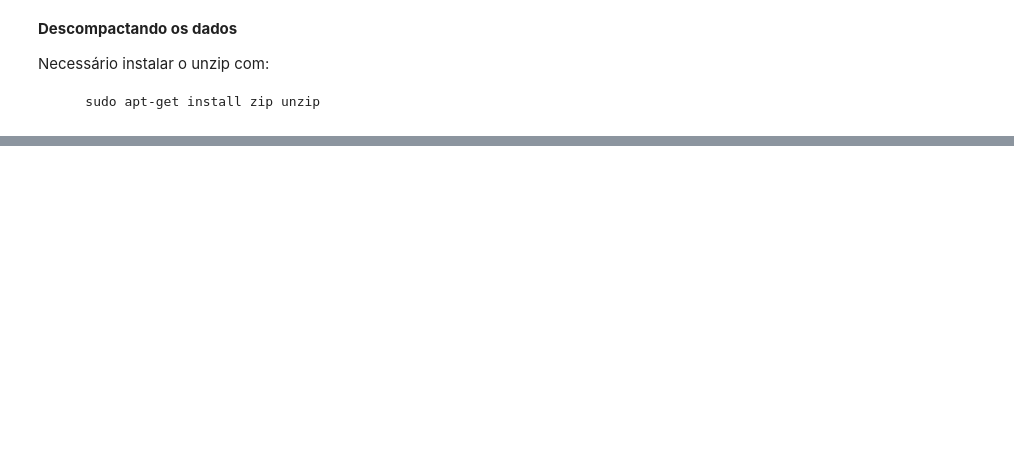
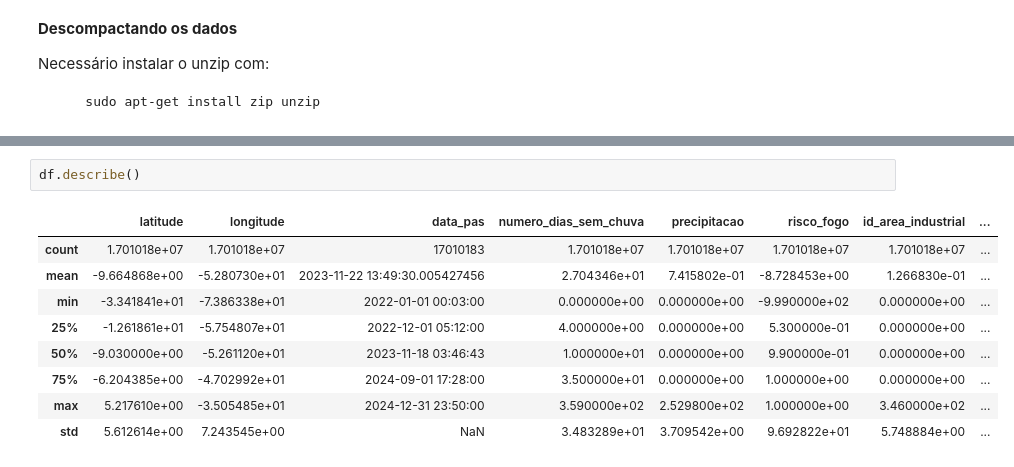
Before and after one commit to DiogoBotton/FIAP_GS_Forest_Fires, a Jupyter notebook: src/WildFire_TimeSeries/time_series.ipynb, the cells around one changed output, grey strips where cells are left out. Cells and saved outputs as stored; diff of their text form; blank space fills up the shorter version.

```diff
--- a/src/WildFire_TimeSeries/time_series.ipynb
+++ b/src/WildFire_TimeSeries/time_series.ipynb
@@ -57,3 +86,15 @@ df.head()
+# %%
+df.describe()
+# %% [output]
+|  | latitude | longitude | data_pas | numero_dias_sem_chuva | precipitacao | risco_fogo | id_area_industrial | ... |
+| count | 1.701018e+07 | 1.701018e+07 | 17010183 | 1.701018e+07 | 1.701018e+07 | 1.701018e+07 | 1.701018e+07 | ... |
+| mean | -9.664868e+00 | -5.280730e+01 | 2023-11-22 13:49:30.005427456 | 2.704346e+01 | 7.415802e-01 | -8.728453e+00 | 1.266830e-01 | ... |
+| min | -3.341841e+01 | -7.386338e+01 | 2022-01-01 00:03:00 | 0.000000e+00 | 0.000000e+00 | -9.990000e+02 | 0.000000e+00 | ... |
+| 25% | -1.261861e+01 | -5.754807e+01 | 2022-12-01 05:12:00 | 4.000000e+00 | 0.000000e+00 | 5.300000e-01 | 0.000000e+00 | ... |
+| 50% | -9.030000e+00 | -5.261120e+01 | 2023-11-18 03:46:43 | 1.000000e+01 | 0.000000e+00 | 9.900000e-01 | 0.000000e+00 | ... |
+| 75% | -6.204385e+00 | -4.702992e+01 | 2024-09-01 17:28:00 | 3.500000e+01 | 0.000000e+00 | 1.000000e+00 | 0.000000e+00 | ... |
+| max | 5.217610e+00 | -3.505485e+01 | 2024-12-31 23:50:00 | 3.590000e+02 | 2.529800e+02 | 1.000000e+00 | 3.460000e+02 | ... |
+| std | 5.612614e+00 | 7.243545e+00 | NaN | 3.483289e+01 | 3.709542e+00 | 9.692822e+01 | 5.748884e+00 | ... |
 # %%
 # Cria um novo campo apenas com a data, sem a hora
 df['data'] = df['data_pas'].dt.date
```
Also changed, not shown: parts of 25 cells of this notebook, 1 other file.
